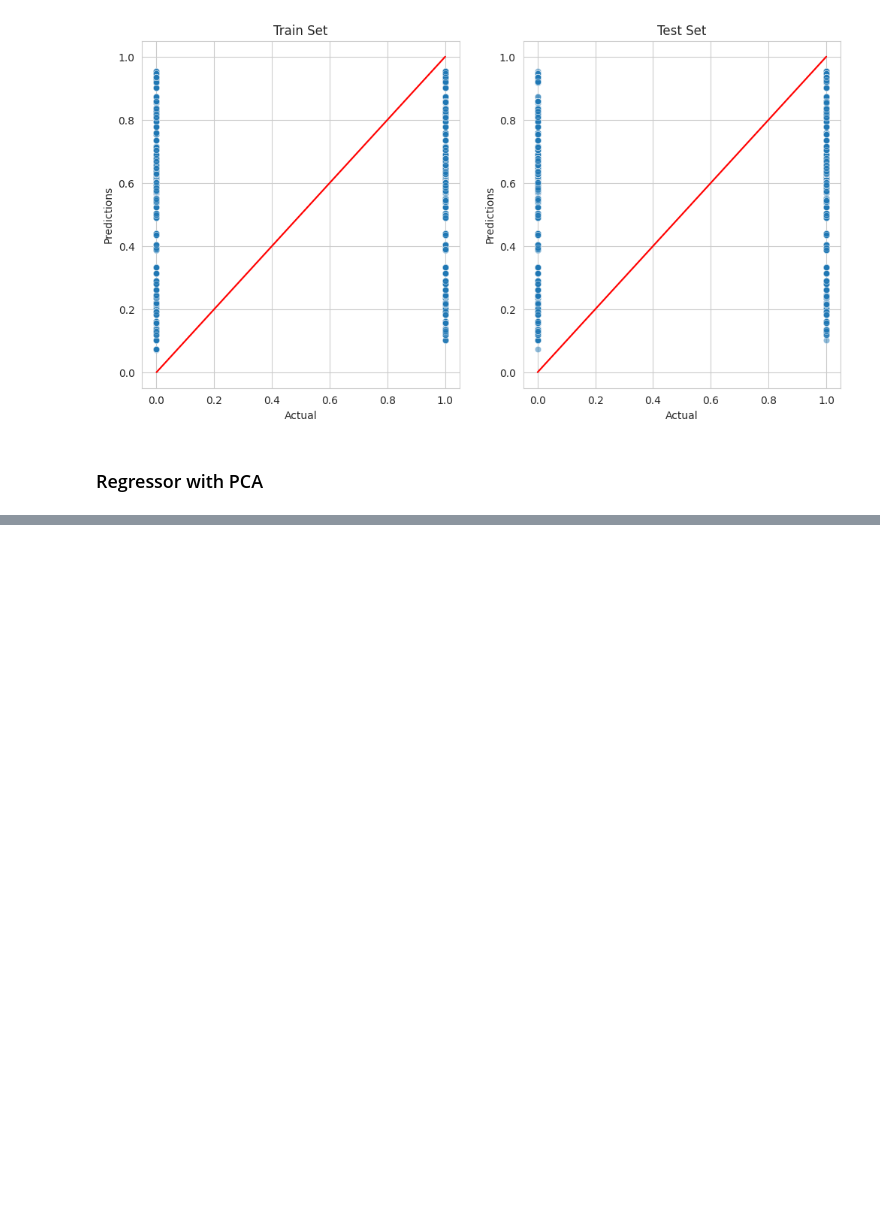
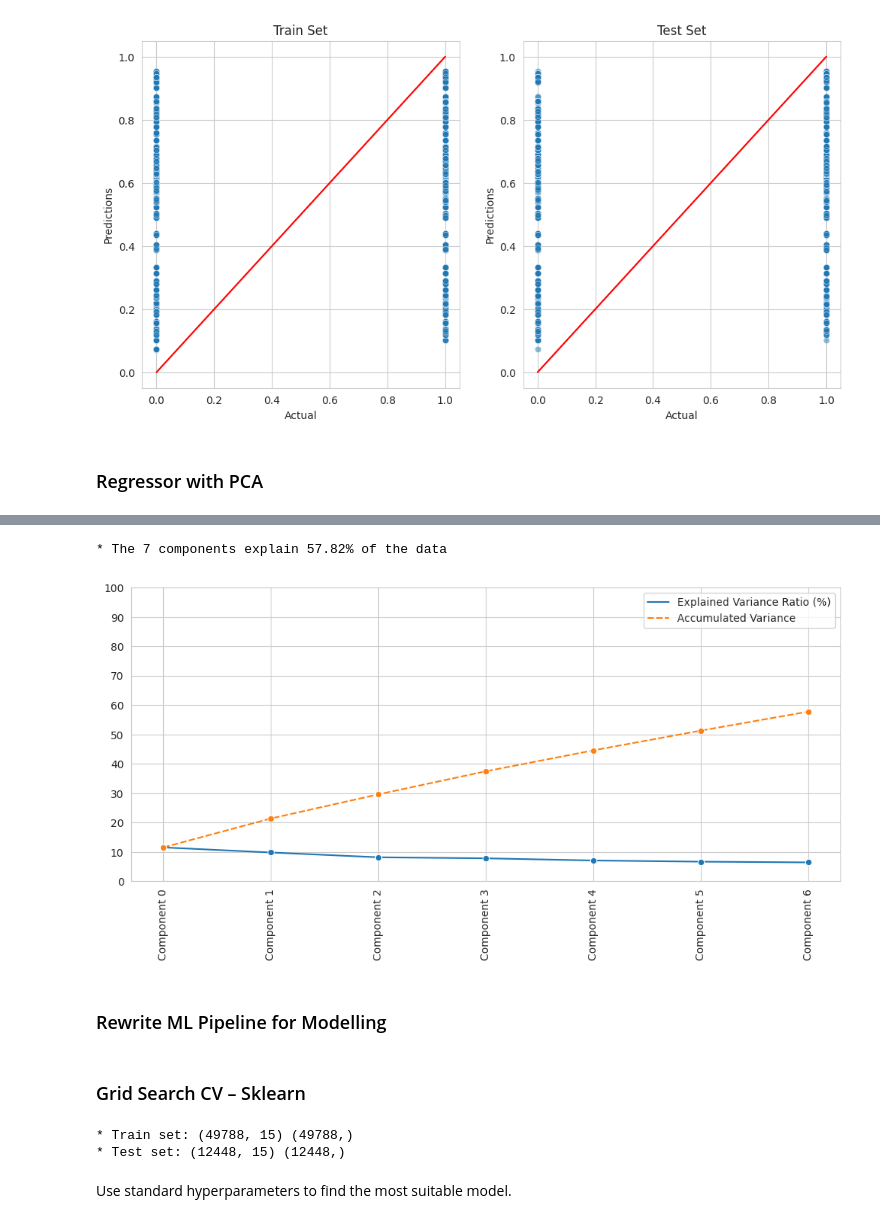
Before and after one commit to cniblock/milestone-covid-19-study, a Jupyter notebook: jupyter_notebooks/04.5 - Modeling and Evaluation - Regression.ipynb, the cells around one changed output, grey strips where cells are left out. Cells and saved outputs as stored; diff of their text form; code cells hidden in the pictures; blank space fills up the shorter version.

```diff
--- a/jupyter_notebooks/04.5 - Modeling and Evaluation - Regression.ipynb
+++ b/jupyter_notebooks/04.5 - Modeling and Evaluation - Regression.ipynb
@@ -360,0 +421,8 @@ regression_evaluation_plots(X_train, y_train, X_test, y_test, best_regressor_pip
+# %%
+n_components = 7
+pca_components_analysis(df_pca=df_pca, n_components=n_components)
+# %% [output]
+* The 7 components explain 57.82% of the data
+[figure, added]
+# %% [markdown]
+### Rewrite ML Pipeline for Modelling
@@ -360,0 +457,9 @@ regression_evaluation_plots(X_train, y_train, X_test, y_test, best_regressor_pip
+# %% [markdown]
+### Grid Search CV – Sklearn
+# %%
+print("* Train set:", X_train.shape, y_train.shape, "\n* Test set:",  X_test.shape, y_test.shape)
+# %% [output]
+* Train set: (49788, 15) (49788,)
+* Test set: (12448, 15) (12448,)
+# %% [markdown]
+Use standard hyperparameters to find the most suitable model.
```
Also changed, not shown: parts of 76 cells of this notebook, 7 other files.
